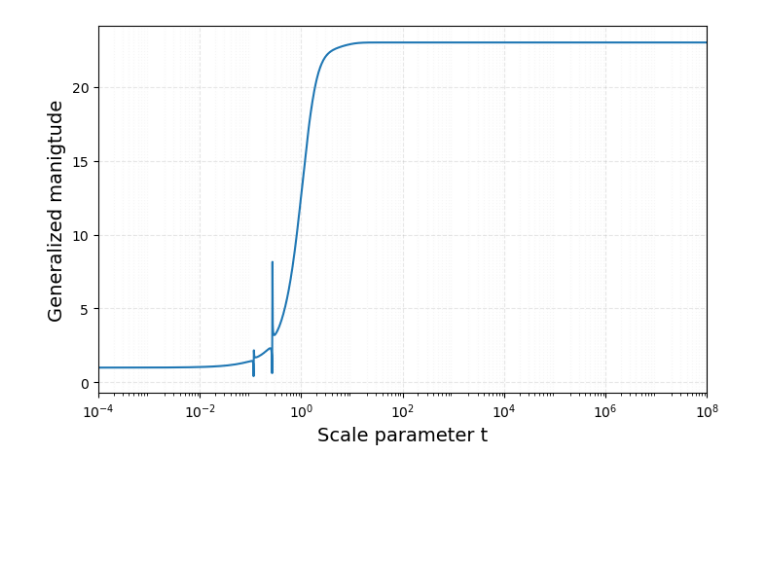
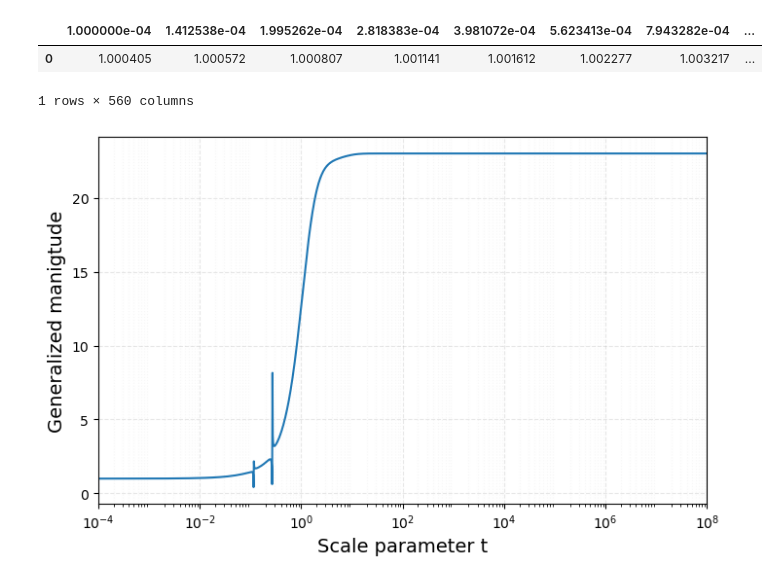
Before and after one commit to k-kyoko/qstr_diversity, a Jupyter notebook: notebooks/visualize_mean.ipynb, the cells around one changed output. Saved outputs shown, nothing was run; the diff lists cells and outputs as text; code cells hidden in the pictures; blank space fills up the shorter version.

```diff
--- a/notebooks/visualize_mean.ipynb
+++ b/notebooks/visualize_mean.ipynb
@@ -22,6 +22,12 @@ h5_path_mean = project_root + "/data/processed/amy_processeddata_mean.h5"
 with pd.HDFStore(h5_path_mean, mode="r") as store:
     genmag_mean = store["/metrics/genmag"]
     spr_mean = store["/metrics/spread"]
+# %%
+genmag_mean
+# %% [output]
+|  | 1.000000e-04 | 1.412538e-04 | 1.995262e-04 | 2.818383e-04 | 3.981072e-04 | 5.623413e-04 | 7.943282e-04 | ... |
+| 0 | 1.000405 | 1.000572 | 1.000807 | 1.001141 | 1.001612 | 1.002277 | 1.003217 | ... |
+1 rows × 560 columns
 # %%
 out = viz.plt_metric_single(
     metric_df=genmag_mean,
```
Also changed, not shown: parts of 1 cell of this notebook, 11 other files.
